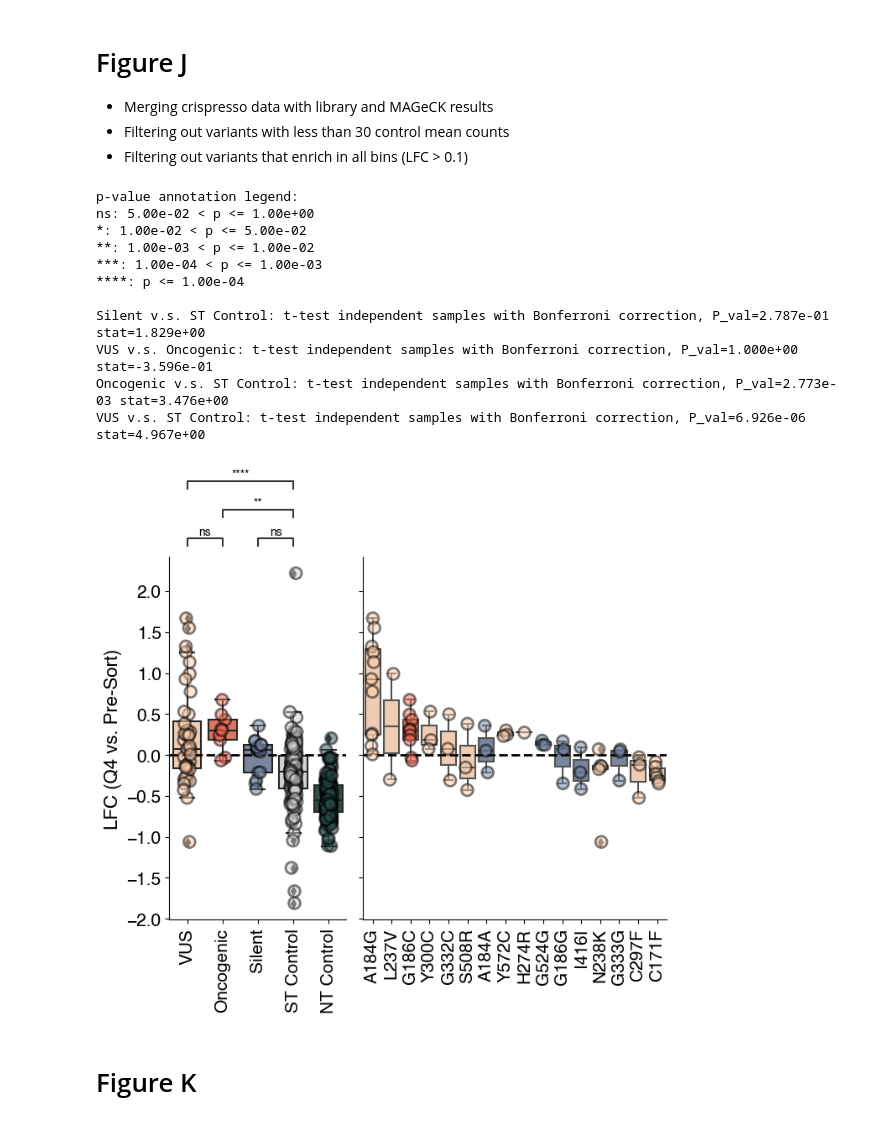
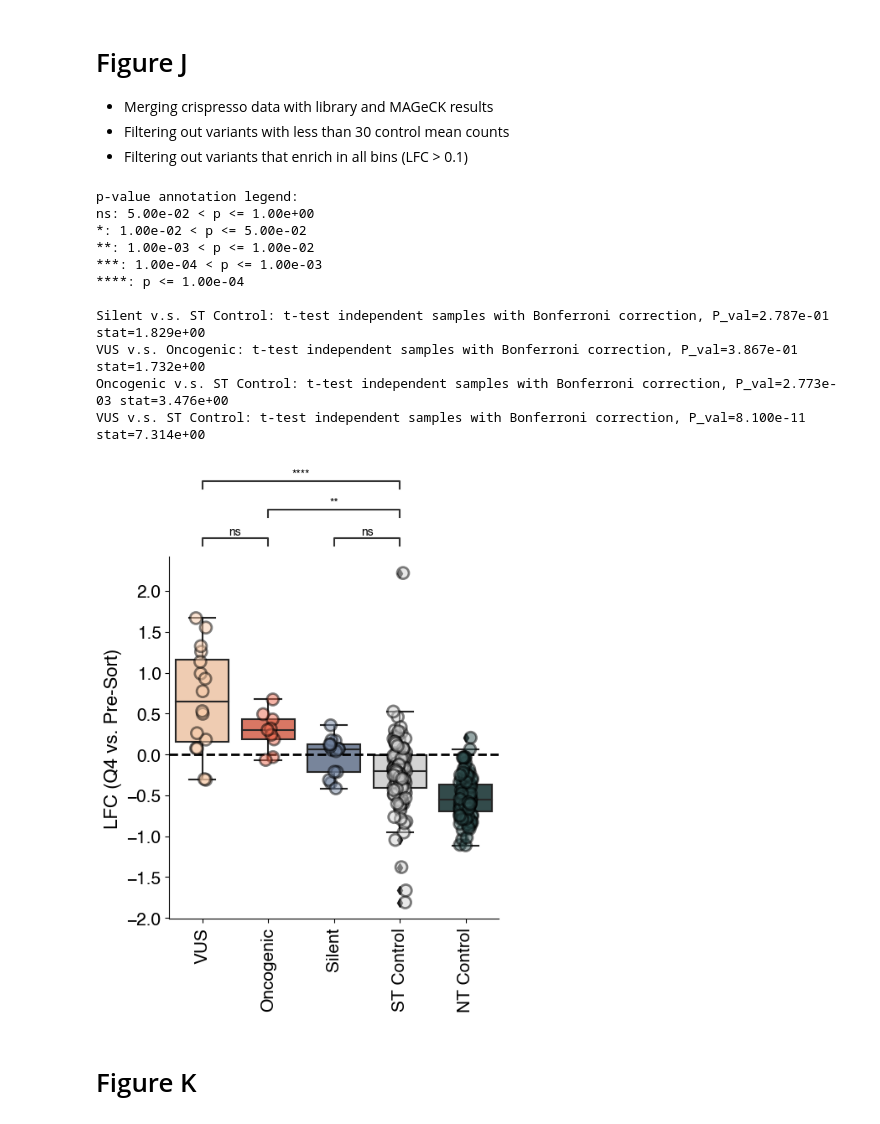
Before and after one commit to samgould2/KEAP1-mutLOH-prime-editing-sensor, a Jupyter notebook: main_figure.ipynb, the cells around one changed output. Cells and saved outputs as stored; diff of their text form; code cells hidden in the pictures.

Commit message:
figure updates

```diff
--- a/main_figure.ipynb
+++ b/main_figure.ipynb
@@ -325,7 +325,7 @@ for i in uniq_sgrnas:
         sg_list.append(i)
 # %%
 min_control_counts = 30
-min_corr_perc = 30
+min_corr_perc = 40
 min_corr_perc_silent = 20
 counts_threshold = 50
 
@@ -354,7 +354,7 @@ comb1 = pd.concat((controls, targeting2, silent))
 import statannot
 
 
-fig, ax = plt.subplots(1,2, figsize=(7,7), sharey=True, width_ratios=[.7,1.2])
+fig, ax = plt.subplots(1,1, figsize=(5,7), sharey=True) #, width_ratios=[.7,1.2])
 
 comb2 = comb1[comb1['bin']=='Q4 - High']
 
@@ -365,20 +365,20 @@ palette = ['#F9CBA8', '#ED6A50', '#7284A1', 'lightgrey', 'darkslategray']
 order2 = ['VUS', 'Oncogenic', 'Silent', 'ST Control', 'NT Control']
 comb2['label'] = [c_dict2[i] for i in comb2['classification']]
 
-sns.boxplot(data = comb2, x='label', y='LFC', ax=ax[0], order=order2, palette=palette,showfliers=True);
-sns.stripplot(data = comb2, x='label', y='LFC', ax=ax[0], hue='label', edgecolor='black',linewidth=2, s=10,alpha=.5, legend=False,hue_order=order2, order=order2, palette=palette);
+sns.boxplot(data = comb2, x='label', y='LFC', ax=ax, order=order2, palette=palette,showfliers=True);
+sns.stripplot(data = comb2, x='label', y='LFC', ax=ax, hue='label', edgecolor='black',linewidth=2, s=10,alpha=.5, legend=False,hue_order=order2, order=order2, palette=palette);
 
 #second part of plot
-targeting2 = comb2[comb2['label'].isin(['VUS', 'Oncogenic', 'Germline', 'Silent'])]
+#targeting2 = comb2[comb2['label'].isin(['VUS', 'Oncogenic', 'Germline', 'Silent'])]
 
-targeting2 = targeting2.sort_values(by='LFC', ascending=False)
+#targeting2 = targeting2.sort_values(by='LFC', ascending=False)
 
-sns.boxplot(data = targeting2, x='HGVSp', y='LFC', ax=ax[1], hue='label', dodge=False, hue_order= ['VUS', 'Oncogenic', 'Silent'], palette = palette,showfliers=True); #order=order,
-sns.stripplot(data = targeting2, x='HGVSp', y='LFC', ax=ax[1], hue='label',  hue_order= ['VUS', 'Oncogenic', 'Silent'], palette = palette, edgecolor='black',linewidth=2, s=10,alpha=.5, legend=False, dodge=False);#order=order,
+#sns.boxplot(data = targeting2, x='HGVSp', y='LFC', ax=ax[1], hue='label', dodge=False, hue_order= ['VUS', 'Oncogenic', 'Silent'], palette = palette,showfliers=True); #order=order,
+#sns.stripplot(data = targeting2, x='HGVSp', y='LFC', ax=ax[1], hue='label',  hue_order= ['VUS', 'Oncogenic', 'Silent'], palette = palette, edgecolor='black',linewidth=2, s=10,alpha=.5, legend=False, dodge=False);#order=order,
 
 
 statannot.add_stat_annotation(
-    ax[0],
+    ax,
     data=comb2,
     x='label',
     y='LFC',
@@ -388,50 +388,50 @@ statannot.add_stat_annotation(
         (("VUS"), ("ST Control")),
         (("Oncogenic"), ("ST Control")),
         (("ST Control"), ("Silent")),
         (("VUS"), ("Oncogenic")),
 
 
     ],
     test="t-test_ind",
     text_format="star",
     loc="outside",
 )
 
 #ax[0].set_ylim(-2,2)
-ax[0].spines[['top', 'right']].set_visible(False)
-ax[0].tick_params(axis='both', which='major', labelsize=15)
+ax.spines[['top', 'right']].set_visible(False)
+ax.tick_params(axis='both', which='major', labelsize=15)
 #ax[1].legend(fontsize=15)
-ax[1].legend().set_visible(False)
+#ax[1].legend().set_visible(False)
 
-ax[1].plot([-0.5,15.5], [0,0], linewidth=2, linestyle='dashed', color='black')
-ax[0].set_xlabel('')
-ax[0].set_ylabel('LFC (Q4 vs. Pre-Sort)', fontsize=16)
-ax[1].set_xticklabels(ax[1].get_xticklabels(), rotation=90)
-ax[0].set_xticklabels(ax[0].get_xticklabels(), rotation=90)
+#ax[1].plot([-0.5,15.5], [0,0], linewidth=2, linestyle='dashed', color='black')
+ax.set_xlabel('')
+ax.set_ylabel('LFC (Q4 vs. Pre-Sort)', fontsize=16)
+#ax[1].set_xticklabels(ax[1].get_xticklabels(), rotation=90)
+ax.set_xticklabels(ax.get_xticklabels(), rotation=90)
 
 
 
-ax[1].spines[['top', 'right']].set_visible(False)
-ax[1].tick_params(axis='both', which='major', labelsize=15)
+#ax[1].spines[['top', 'right']].set_visible(False)
+#ax[1].tick_params(axis='both', which='major', labelsize=15)
 
-ax[0].plot([-0.5,4.5], [0,0], linewidth=2, linestyle='dashed', color='black')
-ax[1].set_xlabel('')
-ax[1].set_ylabel('')
+ax.plot([-0.5,4.5], [0,0], linewidth=2, linestyle='dashed', color='black')
+#ax[1].set_xlabel('')
+#ax[1].set_ylabel('')
 fig.tight_layout()
-#fig.savefig('figj_v2.pdf')
+#fig.savefig('panel_J.pdf')
 # %% [output]
 p-value annotation legend:
 ns: 5.00e-02 < p <= 1.00e+00
 *: 1.00e-02 < p <= 5.00e-02
 **: 1.00e-03 < p <= 1.00e-02
 ***: 1.00e-04 < p <= 1.00e-03
 ****: p <= 1.00e-04
 
 Silent v.s. ST Control: t-test independent samples with Bonferroni correction, P_val=2.787e-01 stat=1.829e+00
-VUS v.s. Oncogenic: t-test independent samples with Bonferroni correction, P_val=1.000e+00 stat=-3.596e-01
+VUS v.s. Oncogenic: t-test independent samples with Bonferroni correction, P_val=3.867e-01 stat=1.732e+00
 Oncogenic v.s. ST Control: t-test independent samples with Bonferroni correction, P_val=2.773e-03 stat=3.476e+00
-VUS v.s. ST Control: t-test independent samples with Bonferroni correction, P_val=6.926e-06 stat=4.967e+00
+VUS v.s. ST Control: t-test independent samples with Bonferroni correction, P_val=8.100e-11 stat=7.314e+00
-[figure, old version]
+[figure, new version]
 # %% [markdown]
 # Figure K
 # %%
```
Also changed, not shown: parts of 3 cells of this notebook, 2 other files.
